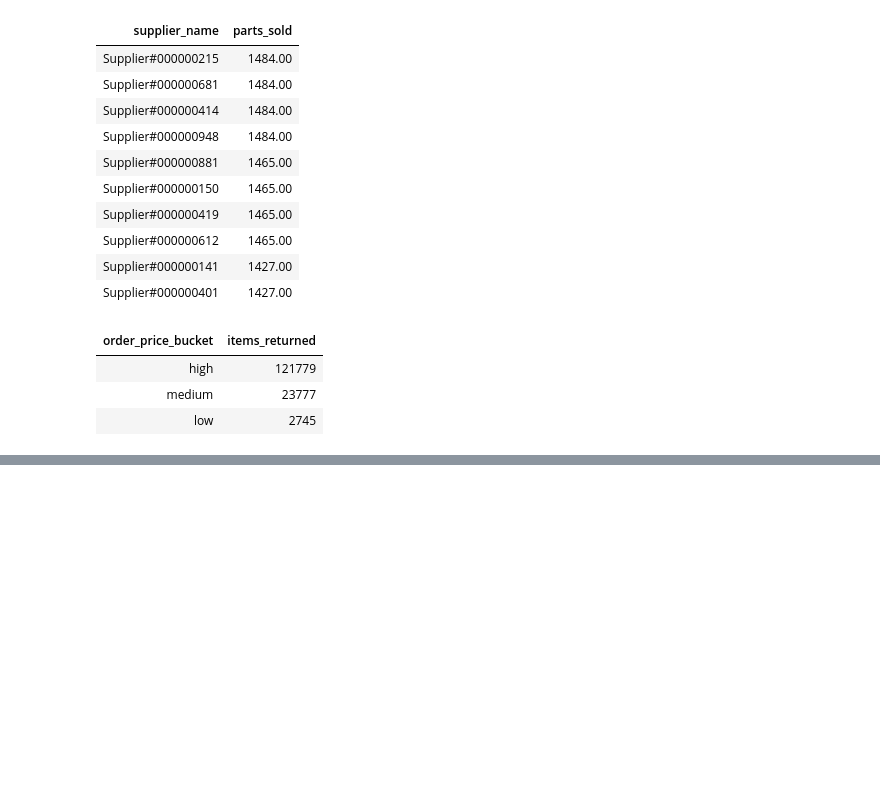
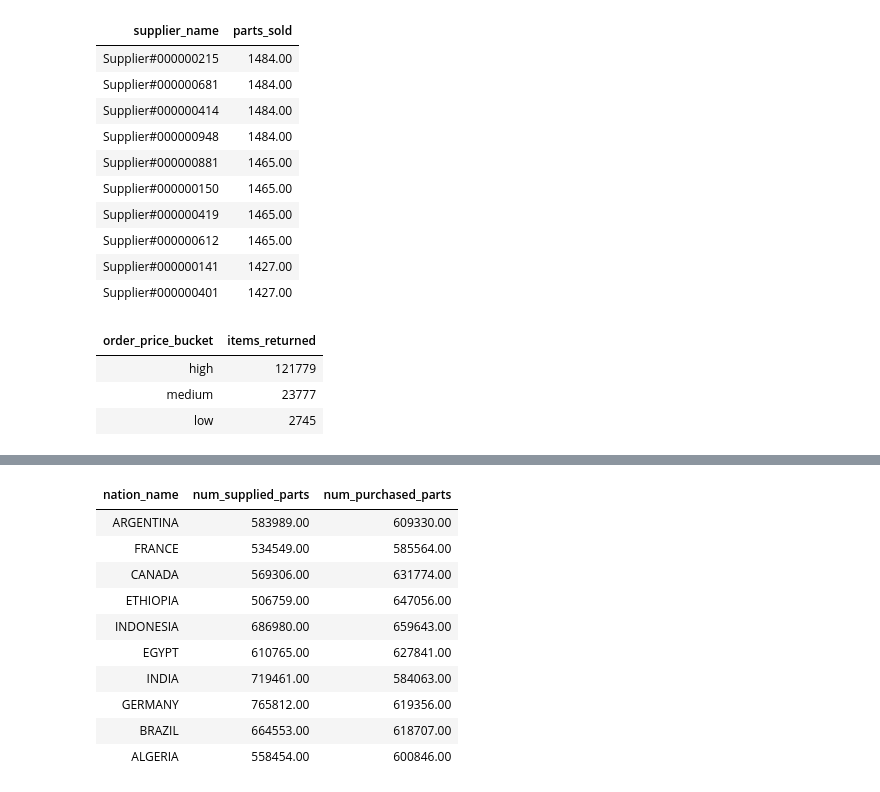
Before and after one commit to shus1699/defb, a Jupyter notebook: notebooks/starter-notebook.ipynb, the cells around one changed output, grey strips where cells are left out. Drawn from its saved outputs; the diff is of its cells as text; code cells hidden in the pictures; blank space fills up the shorter version.

```diff
--- a/notebooks/starter-notebook.ipynb
+++ b/notebooks/starter-notebook.ipynb
@@ -1113,0 +1153,48 @@ ORDER BY
+# %%
+%%sql
+-- CTE definition
+WITH
+  supplier_nation_metrics AS ( -- CTE 1 defined using WITH keyword
+    SELECT
+      n.n_nationkey,
+      SUM(l.l_QUANTITY) AS num_supplied_parts
+    FROM
+      lineitem l
+      JOIN supplier s ON l.l_suppkey = s.s_suppkey
+      JOIN nation n ON s.s_nationkey = n.n_nationkey
+    GROUP BY
+      n.n_nationkey
+  ),
+  buyer_nation_metrics AS ( -- CTE 2 defined just as a name
+    SELECT
+      n.n_nationkey,
+      SUM(l.l_QUANTITY) AS num_purchased_parts
+    FROM
+      lineitem l
+      JOIN orders o ON l.l_orderkey = o.o_orderkey
+      JOIN customer c ON o.o_custkey = c.c_custkey
+      JOIN nation n ON c.c_nationkey = n.n_nationkey
+    GROUP BY
+      n.n_nationkey
+  )
+SELECT -- The final select will not have a comma before it
+  n.n_name AS nation_name,
+  s.num_supplied_parts,
+  b.num_purchased_parts
+FROM
+  nation n
+  LEFT JOIN supplier_nation_metrics s ON n.n_nationkey = s.n_nationkey
+  LEFT JOIN buyer_nation_metrics b ON n.n_nationkey = b.n_nationkey
+LIMIT 10;
+# %% [output]
+| nation_name | num_supplied_parts | num_purchased_parts |
+| ARGENTINA | 583989.00 | 609330.00 |
+| FRANCE | 534549.00 | 585564.00 |
+| CANADA | 569306.00 | 631774.00 |
+| ETHIOPIA | 506759.00 | 647056.00 |
+| INDONESIA | 686980.00 | 659643.00 |
+| EGYPT | 610765.00 | 627841.00 |
+| INDIA | 719461.00 | 584063.00 |
+| GERMANY | 765812.00 | 619356.00 |
+| BRAZIL | 664553.00 | 618707.00 |
+| ALGERIA | 558454.00 | 600846.00 |
```
Also changed, not shown: parts of 8 cells of this notebook.
